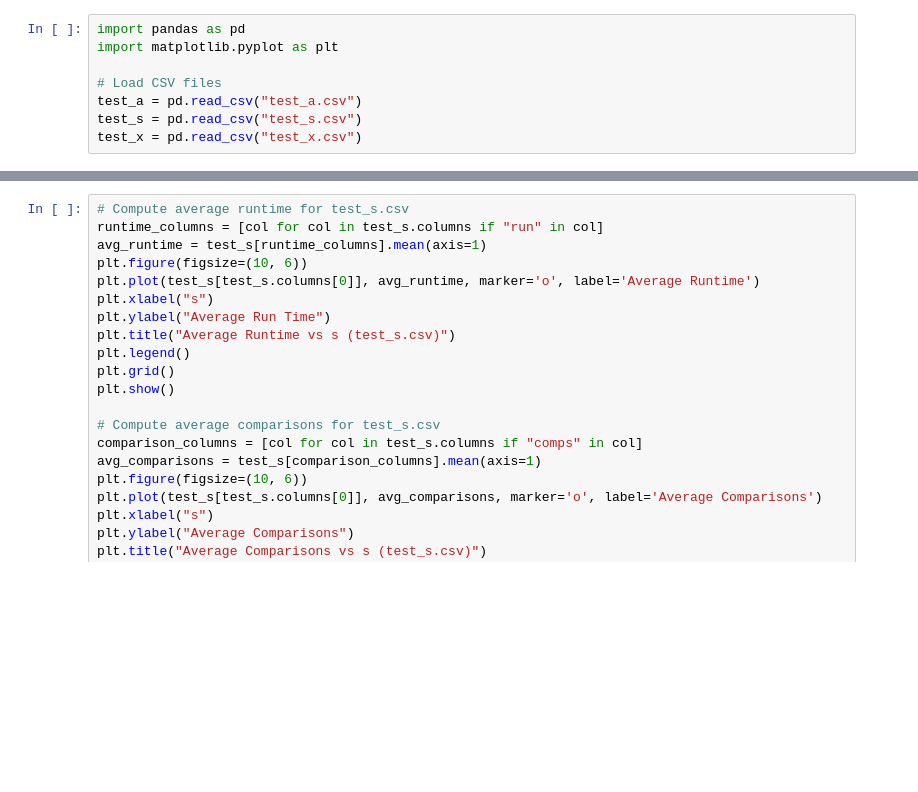
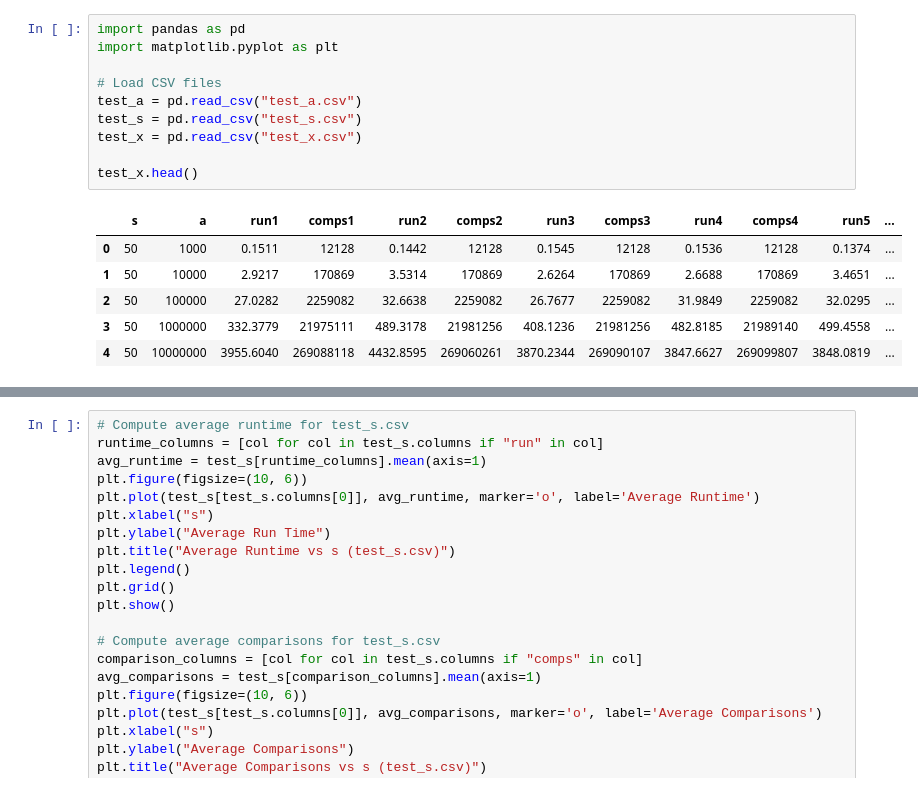
Before and after one commit to Eyewhy/SC2001-Lab, a Jupyter notebook: lab1/Lab1_Graphs.ipynb, the cells around one changed output, grey strips where cells are left out. Drawn from its saved outputs; the diff is of its cells as text; blank space fills up the shorter version.

```diff
--- a/lab1/Lab1_Graphs.ipynb
+++ b/lab1/Lab1_Graphs.ipynb
@@ -1,11 +1,20 @@
 # %%
 import pandas as pd
 import matplotlib.pyplot as plt
 
 # Load CSV files
 test_a = pd.read_csv("test_a.csv")
 test_s = pd.read_csv("test_s.csv")
 test_x = pd.read_csv("test_x.csv")
+
+test_x.head()
+# %% [output]
+|  | s | a | run1 | comps1 | run2 | comps2 | run3 | comps3 | run4 | comps4 | run5 | ... |
+| 0 | 50 | 1000 | 0.1511 | 12128 | 0.1442 | 12128 | 0.1545 | 12128 | 0.1536 | 12128 | 0.1374 | ... |
+| 1 | 50 | 10000 | 2.9217 | 170869 | 3.5314 | 170869 | 2.6264 | 170869 | 2.6688 | 170869 | 3.4651 | ... |
+| 2 | 50 | 100000 | 27.0282 | 2259082 | 32.6638 | 2259082 | 26.7677 | 2259082 | 31.9849 | 2259082 | 32.0295 | ... |
+| 3 | 50 | 1000000 | 332.3779 | 21975111 | 489.3178 | 21981256 | 408.1236 | 21981256 | 482.8185 | 21989140 | 499.4558 | ... |
+| 4 | 50 | 10000000 | 3955.6040 | 269088118 | 4432.8595 | 269060261 | 3870.2344 | 269090107 | 3847.6627 | 269099807 | 3848.0819 | ... |
 # %%
 import pandas as pd
 import matplotlib.pyplot as plt
```
Also changed, not shown: parts of 5 cells of this notebook, 4 other files.
